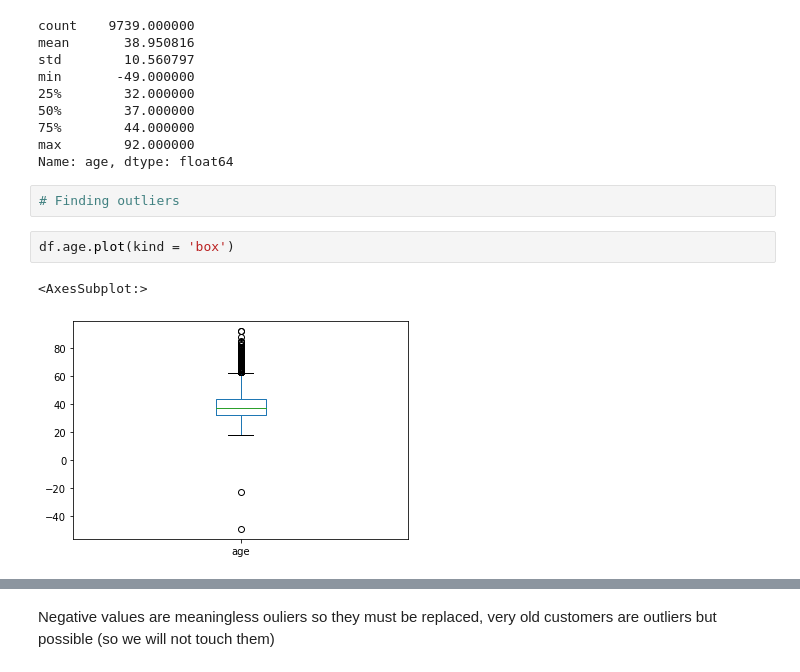
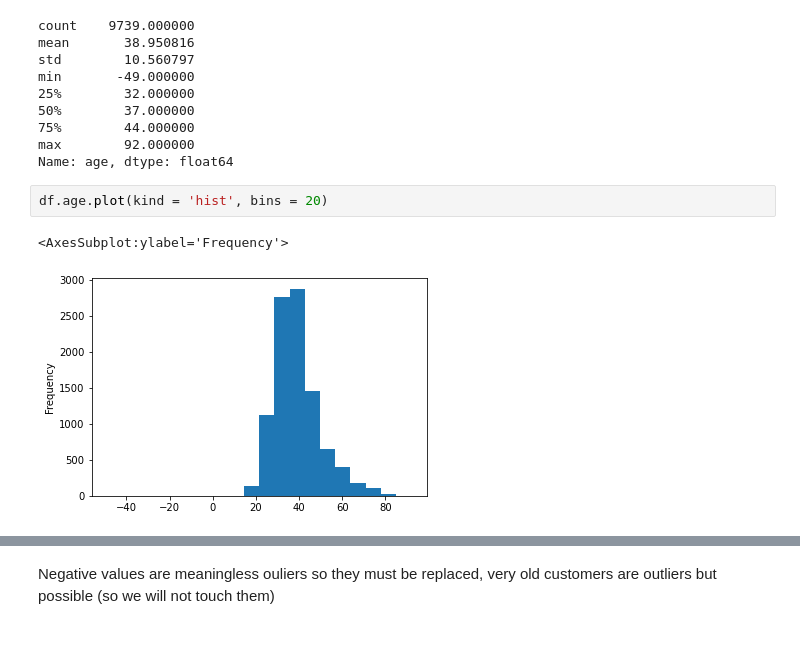
Before and after one commit to lukyluca/Bank-Customer-Churn-Prediction, a Jupyter notebook: project1A_cleaning.ipynb, the cells around one changed output, grey strips where cells are left out. Saved outputs shown, nothing was run; the diff lists cells and outputs as text; blank space fills up the shorter version.

```diff
--- a/project1A_cleaning.ipynb
+++ b/project1A_cleaning.ipynb
@@ -424,10 +442,8 @@ min       -49.000000
 75%        44.000000
 max        92.000000
 Name: age, dtype: float64
-# %%
-# Finding outliers
 # %%
-df.age.plot(kind = 'box')
+df.age.plot(kind = 'hist', bins = 20)
 # %% [output]
-<AxesSubplot:>
+<AxesSubplot:ylabel='Frequency'>
-[figure, old version]
+[figure, new version]
```
Also changed, not shown: parts of 57 cells of this notebook, 4 other files.
